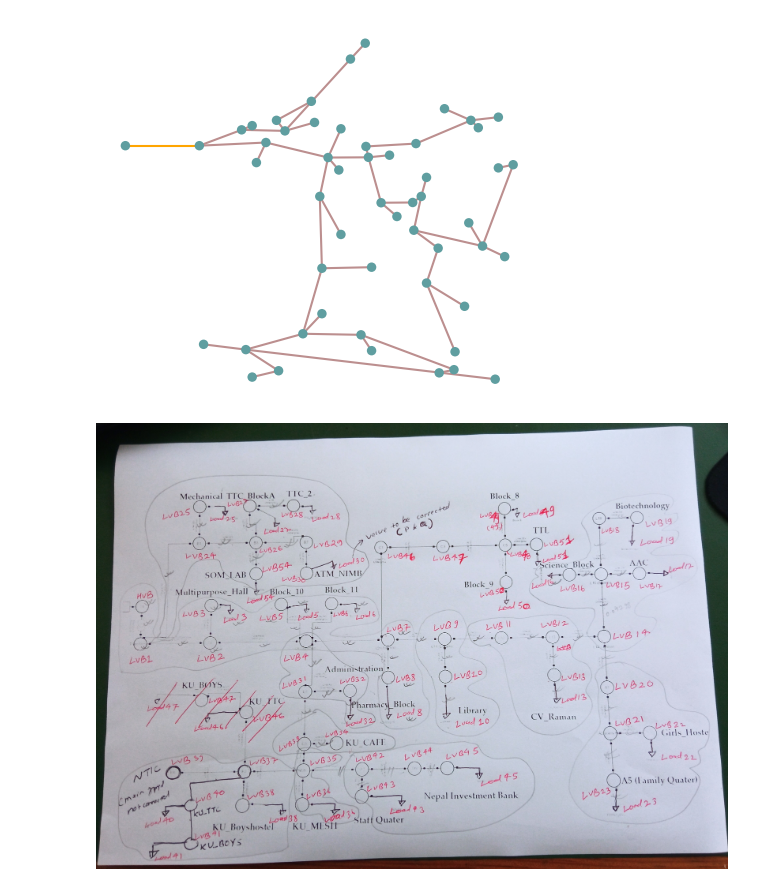
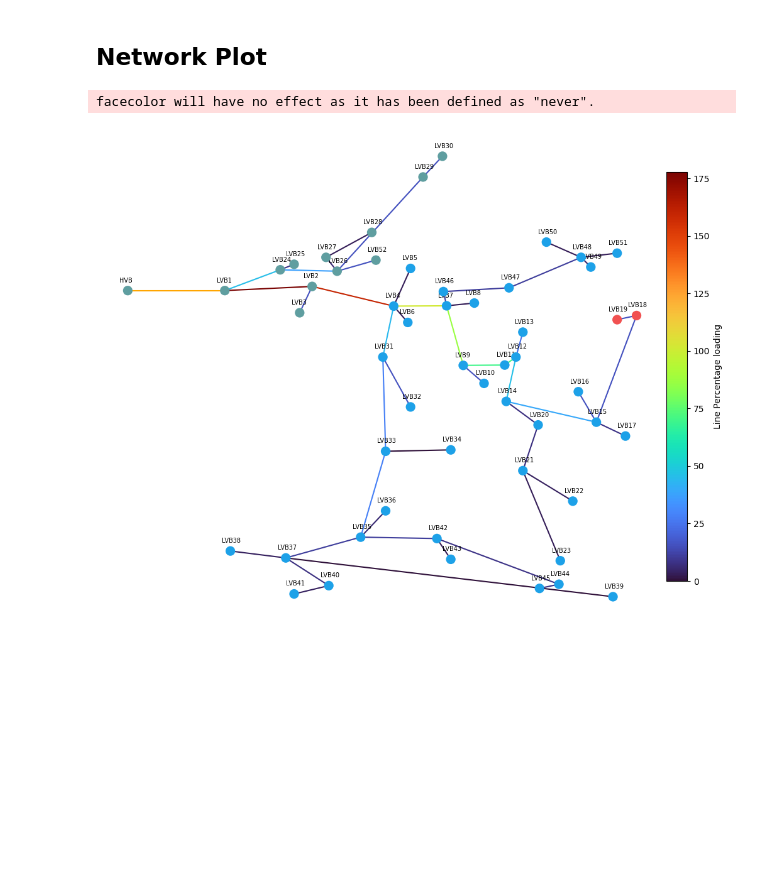
Before and after one commit to DVA-Code/DVAGrid, a Jupyter notebook: KU_distribution_system.ipynb, the cells around one changed output. Cells and saved outputs as stored; diff of their text form; code cells hidden in the pictures; blank space fills up the shorter version.

Commit message:
completed network plot - it consists of different line colors, different bus colors, a color bar, and bus label alongside each bus

```diff
--- a/KU_distribution_system.ipynb
+++ b/KU_distribution_system.ipynb
@@ -288,3 +303,23 @@ Components:
  - SubNetwork: 1
  - Transformer: 1
 Snapshots: 1>
+# %% [markdown]
+<h2>Network Plot</h2>
+# %%
+# adjust bus colors
+# the first element of bus_colors correspond to HVB. since it is set as a slack bus,
+# its color is set to cadetblue
+bus_colors = ["#5F9EA0"]
+bus_names = network.buses.index.to_list()
+for i in range(1, 53):
+   bus_voltage_pu = network.buses_t.v_mag_pu.loc['now',f'LVB{i}']
+   if 0.95 < bus_voltage_pu <= 1.05:
+       # cadetblue color if bus voltage is between 0.95 and 1.05pu
+       bus_colors.append("#5F9EA0")
+   elif (0.9 < bus_voltage_pu <= 0.95) or ((1.05 < bus_voltage_pu <= 1.1)):
+       # sky blue if bus voltage is between 0.9 and 0.95 pu
+       bus_colors.append("#1DA1E8")
+   else:
+       # red if bus voltage is less than 0.9pu or greater than 1.1 pu
+       bus_colors.append("#F15151")
+bus_colors = pd.Series(bus_colors, index=bus_names)
@@ -291,7 +333,27 @@ Snapshots: 1>
 # %%
-network.plot(bus_sizes = 0.000000002)
+fig, ax = plt.subplots(subplot_kw={"projection":ccrs.PlateCarree()}, figsize = (12,12))
+collection = network.plot(ax = ax,
+            bus_sizes = 0.0000000012, bus_colors = bus_colors,
+            line_widths=1.50, line_colors=loading, line_cmap=plt.cm.turbo, line_alpha = 1.0,
+             projection = ccrs.EqualEarth(),
+            flow = None,
+            )
+heatmap = plt.colorbar(collection[1],
+             fraction = 0.035, pad = 0.008,
+             ticks = [0, 25, 50, 75, 100, 125, 150, 175],
+             label = "Line Percentage loading",
+            )
+heatmap.ax.set_yticklabels(['0', '25', '50', '75', '100', '125', '150', '175'])
+
+# print bus names alongside each bus
+for bus in network.buses.index:
+    # print bus names slightly above the bus to avoid overlap
+    ax.text(network.buses.loc[bus]['x']-0.00006, network.buses.loc[bus]['y']+0.00006, f"{bus}", fontsize = 7)
+
+# save figure in png format
+plt.savefig('KU_flow_plot.png')
+
 plt.show()
 # %% [output]
+facecolor will have no effect as it has been defined as "never".
-[figure, old version]
+[figure, new version]
-# %% [markdown]
-![labelled distribution system.jpg](attachment:d92a7fc8-622c-4639-a1fc-0e34d52432b0.jpg)
```
Also changed, not shown: parts of 16 cells of this notebook.
